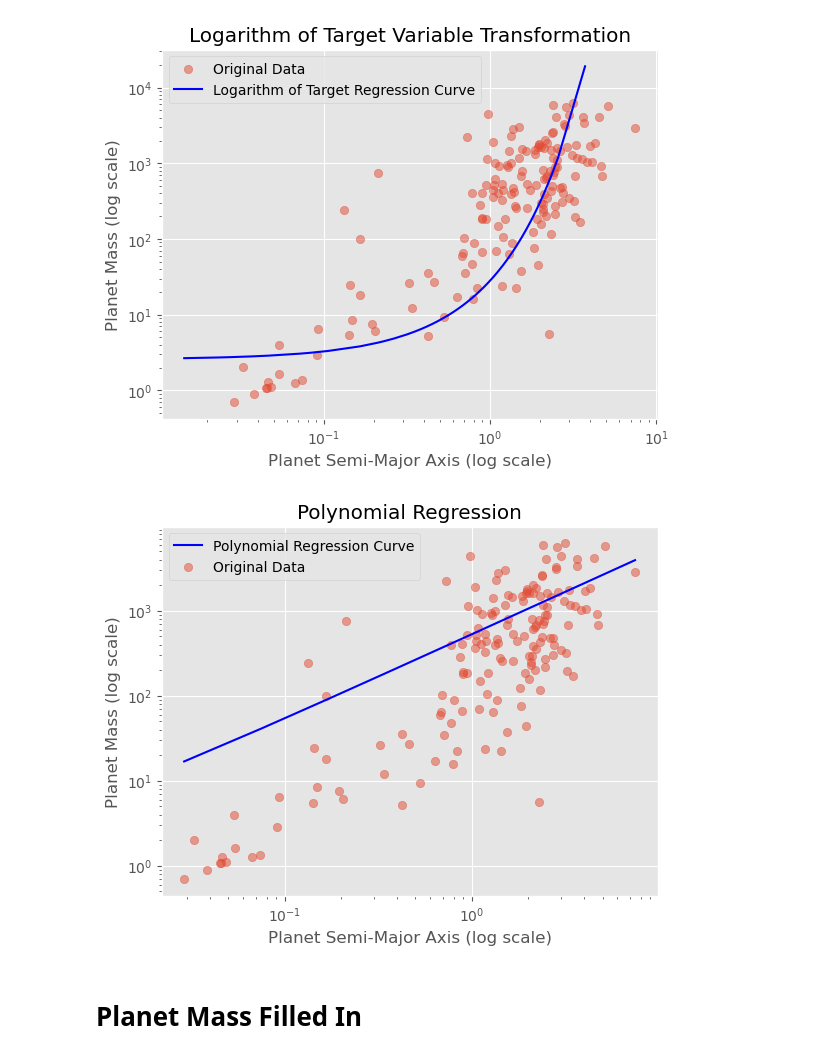
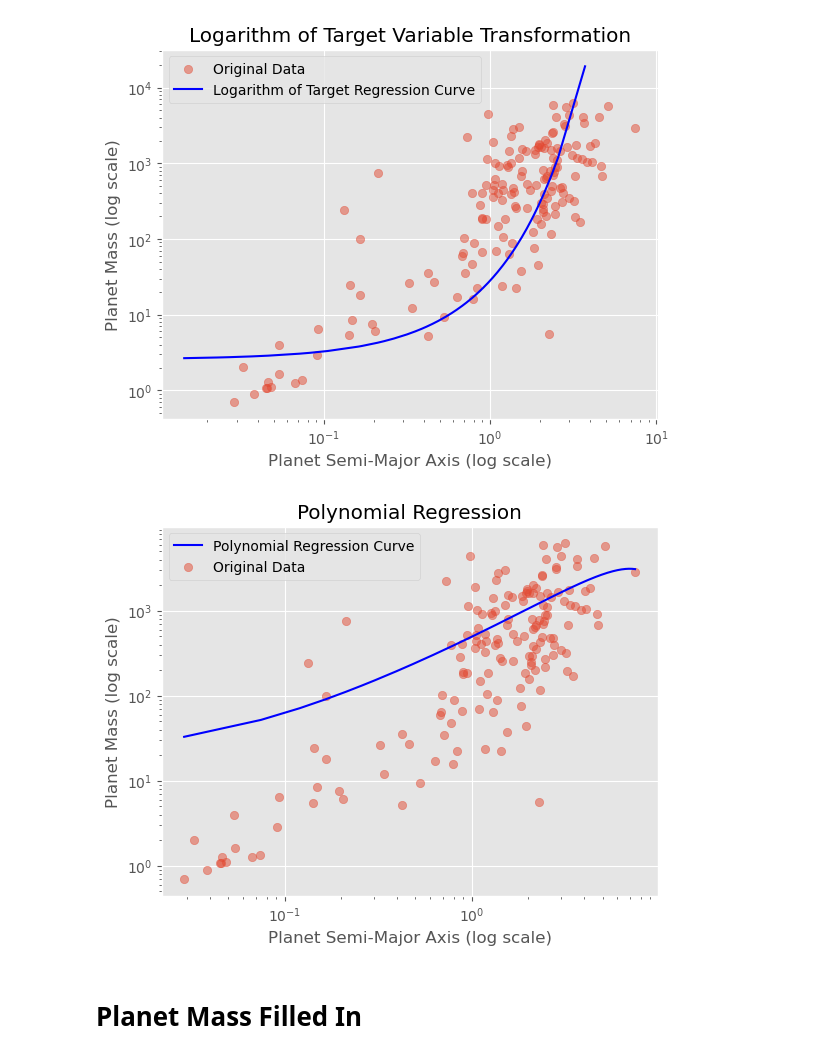
Before and after one commit to brsm3129/HabitablePlanets, a Jupyter notebook: DataCollection.ipynb, the cells around one changed output. Drawn from its saved outputs; the diff is of its cells as text; code cells hidden in the pictures.

```diff
--- a/DataCollection.ipynb
+++ b/DataCollection.ipynb
@@ -899,36 +899,36 @@ from sklearn.preprocessing import PolynomialFeatures
 
 
 # Create polynomial features
-poly_features = PolynomialFeatures(degree=1)  # You can adjust the degree as needed
+poly_features = PolynomialFeatures(degree=3)  # You can adjust the degree as needed
 X_poly = poly_features.fit_transform(non_nan_rows['planet_semi-major_axis'].values.reshape(-1, 1))
 
 # Fit linear regression model
 model = LinearRegression()
 model.fit(X_poly, non_nan_rows['planet_mass'])
 
 # Generate predictions
 x_values = np.linspace(min(non_nan_rows['planet_semi-major_axis']), max(non_nan_rows['planet_semi-major_axis']), 164)
 x_values_poly = poly_features.transform(x_values.reshape(-1, 1))
 y_values = model.predict(x_values_poly)
 
 
 # Plot the polynomial regression curve
 plt.plot(x_values, y_values, color='blue', label='Polynomial Regression Curve')
 
 # Plot the original data points
 plt.scatter(non_nan_rows['planet_semi-major_axis'], non_nan_rows['planet_mass'], alpha=0.5, label='Original Data')
 
 # Customize plot
 plt.xscale('log')  # Set logarithmic scale for x-axis
 plt.yscale('log')  # Set logarithmic scale for y-axis
 plt.title('Polynomial Regression')
 plt.xlabel('Planet Semi-Major Axis (log scale)')
 plt.ylabel('Planet Mass (log scale)')
 plt.legend()
 plt.grid(True)
 plt.show()
 # %% [output]
-[figure, old version]
+[figure, new version]
 # %% [markdown]
 # Planet Mass Filled In
 # %%
```
